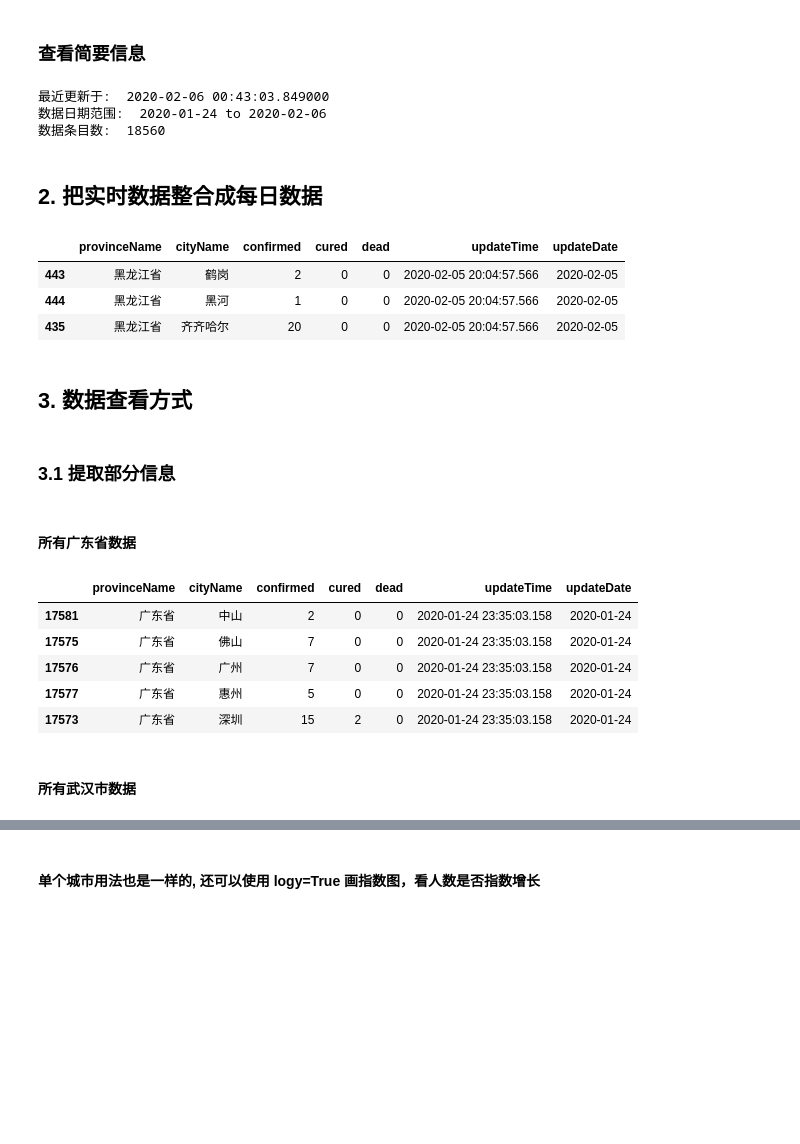
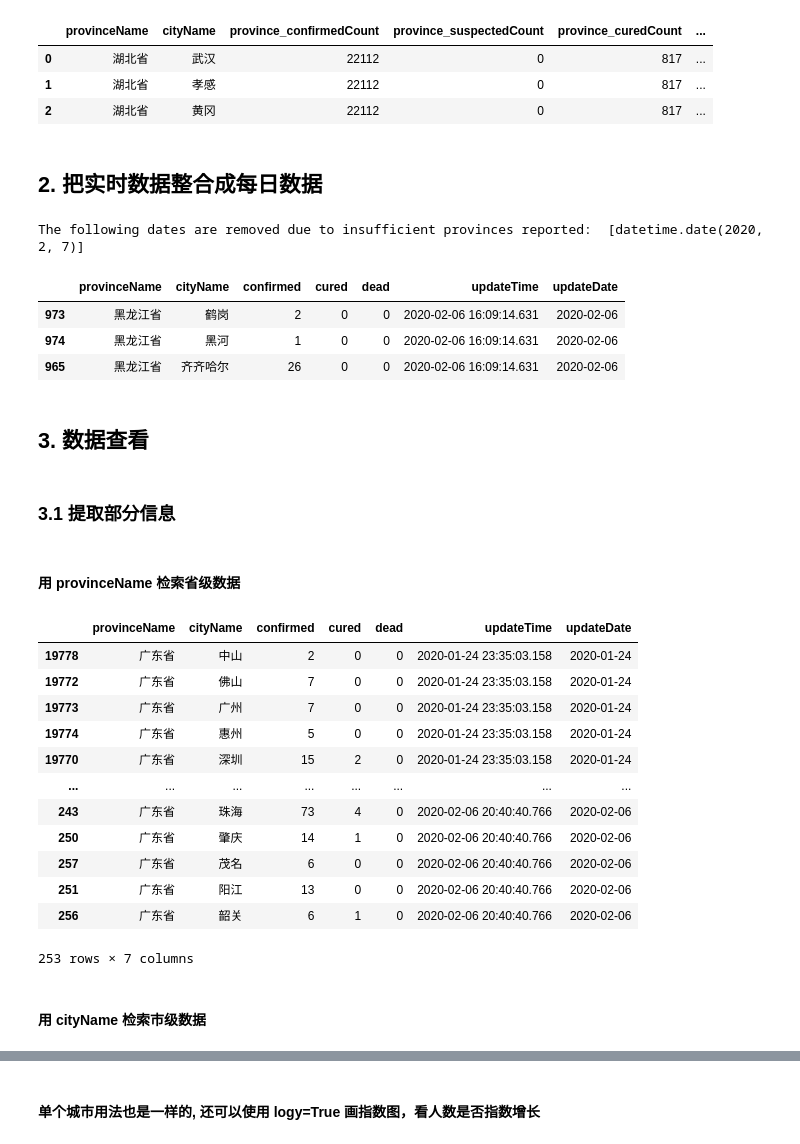
Before and after one commit to jianxu305/nCov2019_analysis, a Jupyter notebook: src/demo.ipynb, the cells around one changed output, grey strips where cells are left out. Cells and saved outputs as stored; diff of their text form; code cells hidden in the pictures; blank space fills up the shorter version.

```diff
--- a/src/demo.ipynb
+++ b/src/demo.ipynb
@@ -26,38 +26,44 @@ data.head(3)
-# %% [markdown]
-### 查看简要信息
-# %%
-print('最近更新于: ', data['updateTime'].max())
-print('数据日期范围: ', data['updateDate'].min(), 'to', data['updateDate'].max())
-print('数据条目数: ', data.shape[0])
-# %% [output]
-最近更新于:  2020-02-06 00:43:03.849000
-数据日期范围:  2020-01-24 to 2020-02-06
-数据条目数:  18560
+# %%
+data.head(3)  # 查看数据形式
+# %% [output]
+|  | provinceName | cityName | province_confirmedCount | province_suspectedCount | province_curedCount | ... |
+| 0 | 湖北省 | 武汉 | 22112 | 0 | 817 | ... |
+| 1 | 湖北省 | 孝感 | 22112 | 0 | 817 | ... |
+| 2 | 湖北省 | 黄冈 | 22112 | 0 | 817 | ... |
 # %% [markdown]
 ## 2. 把实时数据整合成每日数据
 # %%
-daily_frm = utils.aggDaily(data)
+daily_frm = utils.aggDaily(data, clean_data=True)
+# %% [output]
+The following dates are removed due to insufficient provinces reported:  [datetime.date(2020, 2, 7)]
 # %%
 daily_frm.tail(3)
 # %% [output]
 |  | provinceName | cityName | confirmed | cured | dead | updateTime | updateDate |
-| 443 | 黑龙江省 | 鹤岗 | 2 | 0 | 0 | 2020-02-05 20:04:57.566 | 2020-02-05 |
-| 444 | 黑龙江省 | 黑河 | 1 | 0 | 0 | 2020-02-05 20:04:57.566 | 2020-02-05 |
-| 435 | 黑龙江省 | 齐齐哈尔 | 20 | 0 | 0 | 2020-02-05 20:04:57.566 | 2020-02-05 |
+| 973 | 黑龙江省 | 鹤岗 | 2 | 0 | 0 | 2020-02-06 16:09:14.631 | 2020-02-06 |
+| 974 | 黑龙江省 | 黑河 | 1 | 0 | 0 | 2020-02-06 16:09:14.631 | 2020-02-06 |
+| 965 | 黑龙江省 | 齐齐哈尔 | 26 | 0 | 0 | 2020-02-06 16:09:14.631 | 2020-02-06 |
 # %% [markdown]
-## 3. 数据查看方式
+## 3. 数据查看
 # %% [markdown]
 ### 3.1 提取部分信息
-# %% [markdown]
-#### 所有广东省数据
+# %% [markdown]
+#### 用 provinceName 检索省级数据
 # %%
-daily_frm[daily_frm['provinceName'] == '广东省'].head()
+daily_frm[daily_frm['provinceName'] == '广东省']
 # %% [output]
 |  | provinceName | cityName | confirmed | cured | dead | updateTime | updateDate |
-| 17581 | 广东省 | 中山 | 2 | 0 | 0 | 2020-01-24 23:35:03.158 | 2020-01-24 |
-| 17575 | 广东省 | 佛山 | 7 | 0 | 0 | 2020-01-24 23:35:03.158 | 2020-01-24 |
-| 17576 | 广东省 | 广州 | 7 | 0 | 0 | 2020-01-24 23:35:03.158 | 2020-01-24 |
-| 17577 | 广东省 | 惠州 | 5 | 0 | 0 | 2020-01-24 23:35:03.158 | 2020-01-24 |
-| 17573 | 广东省 | 深圳 | 15 | 2 | 0 | 2020-01-24 23:35:03.158 | 2020-01-24 |
+| 19778 | 广东省 | 中山 | 2 | 0 | 0 | 2020-01-24 23:35:03.158 | 2020-01-24 |
+| 19772 | 广东省 | 佛山 | 7 | 0 | 0 | 2020-01-24 23:35:03.158 | 2020-01-24 |
+| 19773 | 广东省 | 广州 | 7 | 0 | 0 | 2020-01-24 23:35:03.158 | 2020-01-24 |
+| 19774 | 广东省 | 惠州 | 5 | 0 | 0 | 2020-01-24 23:35:03.158 | 2020-01-24 |
+| 19770 | 广东省 | 深圳 | 15 | 2 | 0 | 2020-01-24 23:35:03.158 | 2020-01-24 |
+| ... | ... | ... | ... | ... | ... | ... | ... |
+| 243 | 广东省 | 珠海 | 73 | 4 | 0 | 2020-02-06 20:40:40.766 | 2020-02-06 |
+| 250 | 广东省 | 肇庆 | 14 | 1 | 0 | 2020-02-06 20:40:40.766 | 2020-02-06 |
+| 257 | 广东省 | 茂名 | 6 | 0 | 0 | 2020-02-06 20:40:40.766 | 2020-02-06 |
+| 251 | 广东省 | 阳江 | 13 | 0 | 0 | 2020-02-06 20:40:40.766 | 2020-02-06 |
+| 256 | 广东省 | 韶关 | 6 | 1 | 0 | 2020-02-06 20:40:40.766 | 2020-02-06 |
+253 rows × 7 columns
-# %% [markdown]
-#### 所有武汉市数据
+# %% [markdown]
+#### 用 cityName 检索市级数据
```
Also changed, not shown: parts of 20 cells of this notebook, 4 other files.
